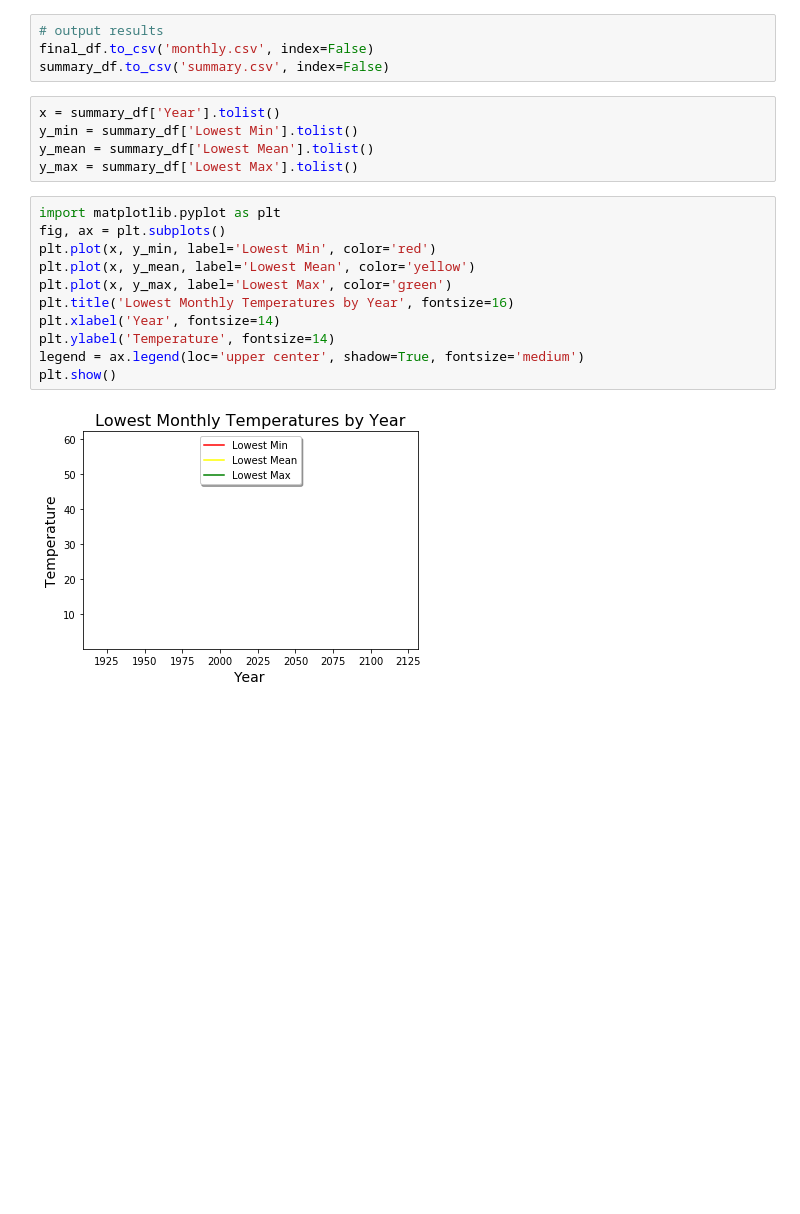
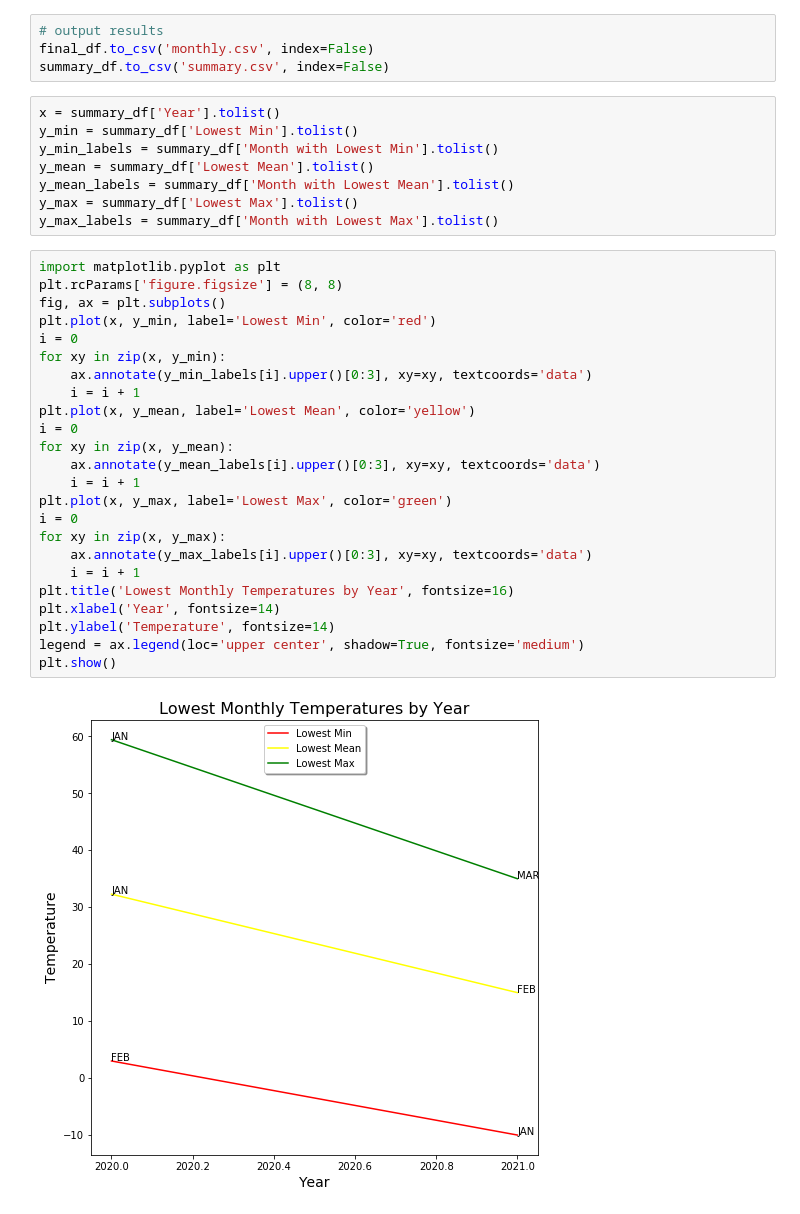
Before and after one commit to Martin4Kansas/team1-HelloWorld, a Jupyter notebook: A5_Notebook.ipynb, the cells around one changed output. Cells and saved outputs as stored; diff of their text form; blank space fills up the shorter version.

```diff
--- a/A5_Notebook.ipynb
+++ b/A5_Notebook.ipynb
@@ -70,18 +70,34 @@ summary_df.to_csv('summary.csv', index=False)
 # %%
 x = summary_df['Year'].tolist()
 y_min = summary_df['Lowest Min'].tolist()
+y_min_labels = summary_df['Month with Lowest Min'].tolist()
 y_mean = summary_df['Lowest Mean'].tolist()
+y_mean_labels = summary_df['Month with Lowest Mean'].tolist()
 y_max = summary_df['Lowest Max'].tolist()
+y_max_labels = summary_df['Month with Lowest Max'].tolist()
 # %%
 import matplotlib.pyplot as plt
+plt.rcParams['figure.figsize'] = (8, 8)
 fig, ax = plt.subplots()
 plt.plot(x, y_min, label='Lowest Min', color='red')
+i = 0
+for xy in zip(x, y_min):
+    ax.annotate(y_min_labels[i].upper()[0:3], xy=xy, textcoords='data')
+    i = i + 1
 plt.plot(x, y_mean, label='Lowest Mean', color='yellow')
+i = 0
+for xy in zip(x, y_mean):
+    ax.annotate(y_mean_labels[i].upper()[0:3], xy=xy, textcoords='data')
+    i = i + 1
 plt.plot(x, y_max, label='Lowest Max', color='green')
+i = 0
+for xy in zip(x, y_max):
+    ax.annotate(y_max_labels[i].upper()[0:3], xy=xy, textcoords='data')
+    i = i + 1
 plt.title('Lowest Monthly Temperatures by Year', fontsize=16)
 plt.xlabel('Year', fontsize=14)
 plt.ylabel('Temperature', fontsize=14)
 legend = ax.legend(loc='upper center', shadow=True, fontsize='medium')
 plt.show()
 # %% [output]
-[figure, old version]
+[figure, new version]
```
